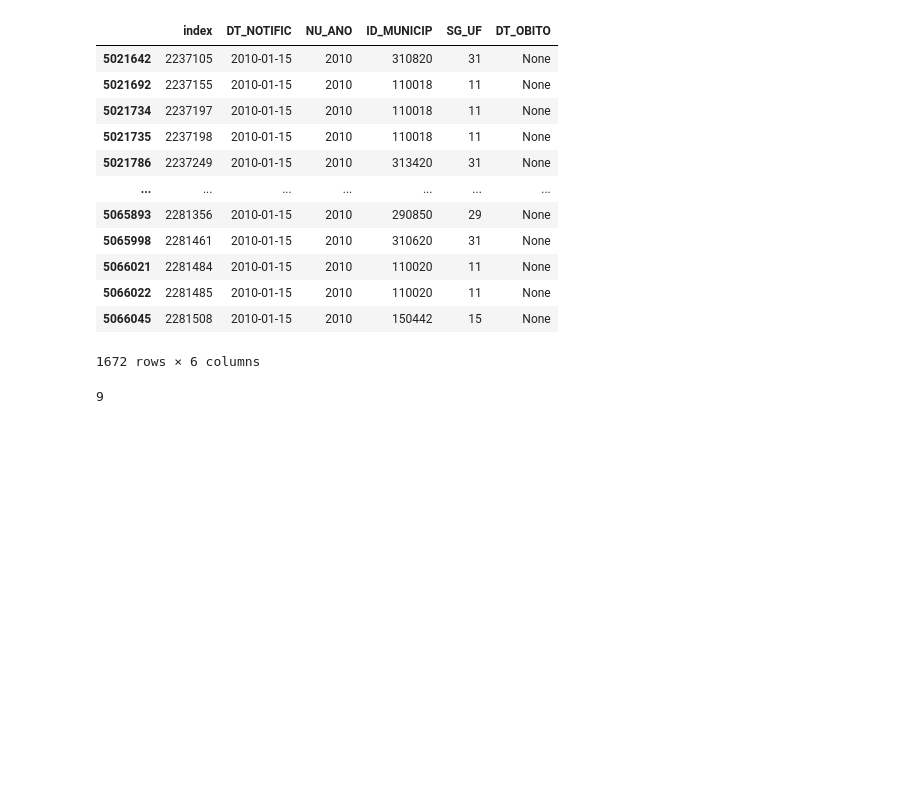
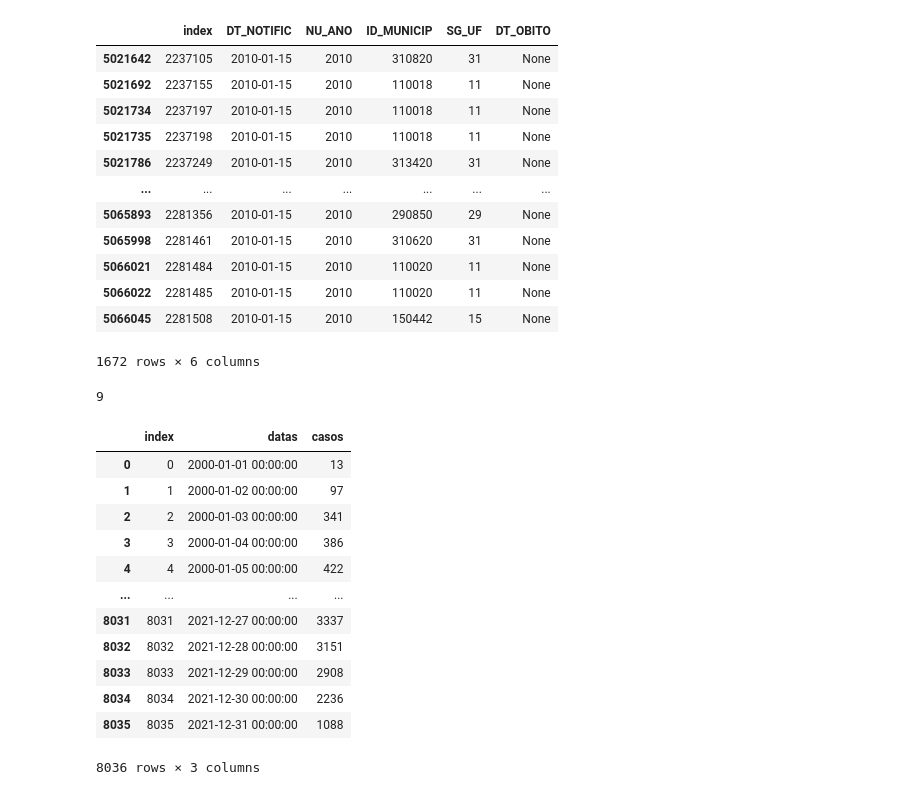
Before and after one commit to gapigo/ic_ia, a Jupyter notebook: pre-processamento-dengue.ipynb, the cells around one changed output. Drawn from its saved outputs; the diff is of its cells as text; code cells hidden in the pictures; blank space fills up the shorter version.

```diff
--- a/pre-processamento-dengue.ipynb
+++ b/pre-processamento-dengue.ipynb
@@ -519,3 +519,29 @@ df_dengue2[df_dengue2['DT_NOTIFIC'] == dt.strftime('%Y-%m-%d')]
 len(pd.date_range(date(2023, 3, 12), date(2023,11,23), freq='W'))//4
 # %% [output]
 9
+# %%
+import pandas as pd
+import sqlite3
+from datetime import datetime, date
+cnx = sqlite3.connect('db.sqlite')
+
+df_obitos = pd.read_sql('select * from num_obitos_dengue', cnx)
+df_casos = pd.read_sql('select * from num_casos_dengue', cnx)
+df_dengue = pd.read_sql('select * from casos_dengue', cnx)
+df_estado = pd.read_sql('select * from uf_casos_dengue', cnx)
+# %%
+df_casos
+# %% [output]
+|  | index | datas | casos |
+| 0 | 0 | 2000-01-01 00:00:00 | 13 |
+| 1 | 1 | 2000-01-02 00:00:00 | 97 |
+| 2 | 2 | 2000-01-03 00:00:00 | 341 |
+| 3 | 3 | 2000-01-04 00:00:00 | 386 |
+| 4 | 4 | 2000-01-05 00:00:00 | 422 |
+| ... | ... | ... | ... |
+| 8031 | 8031 | 2021-12-27 00:00:00 | 3337 |
+| 8032 | 8032 | 2021-12-28 00:00:00 | 3151 |
+| 8033 | 8033 | 2021-12-29 00:00:00 | 2908 |
+| 8034 | 8034 | 2021-12-30 00:00:00 | 2236 |
+| 8035 | 8035 | 2021-12-31 00:00:00 | 1088 |
+8036 rows × 3 columns
```
Also changed, not shown: 1 other file.
